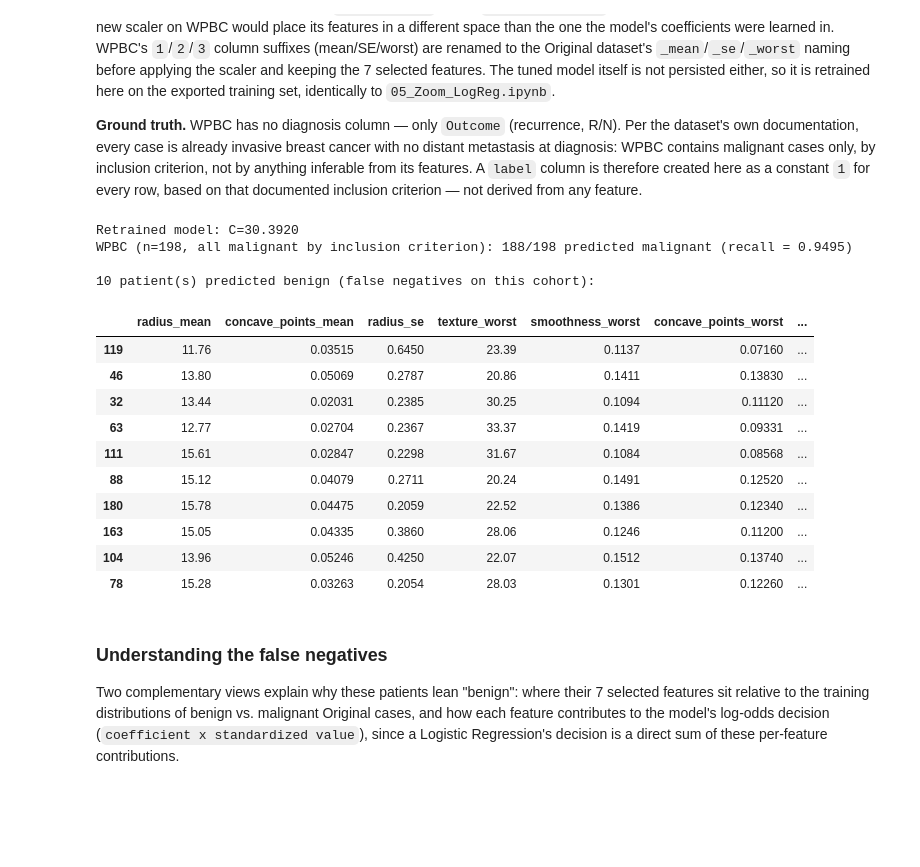
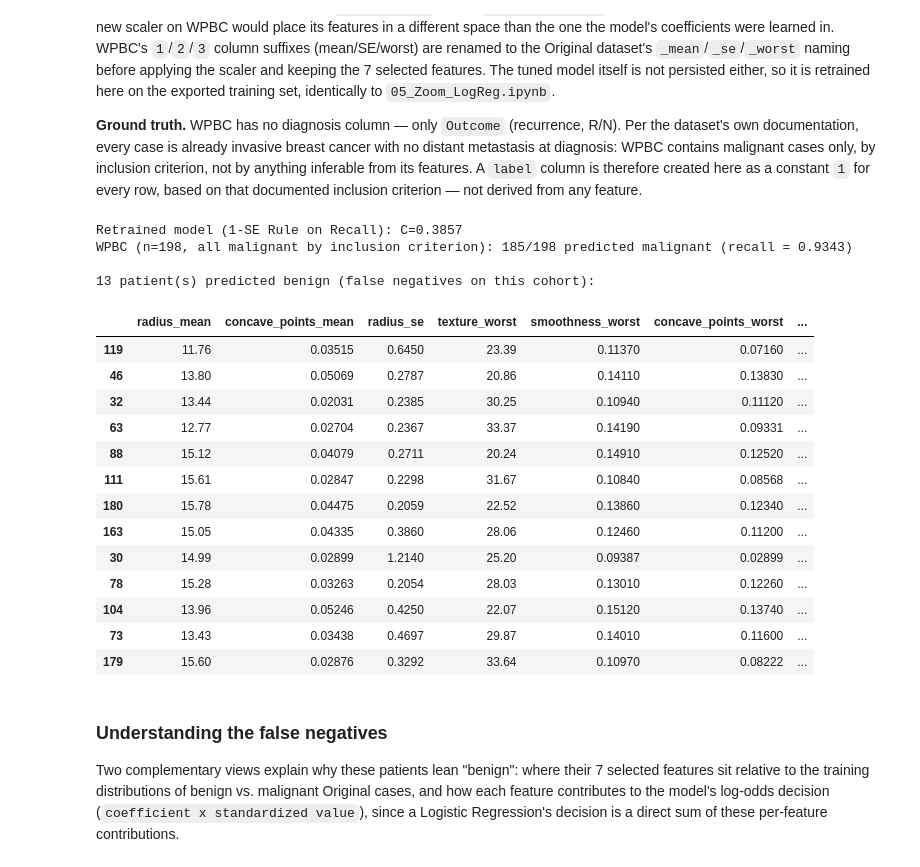
Before and after one commit to ostacore/Projets-UM5BM753-, a Jupyter notebook: 03_notebooks/07_Prognostic_Data_Test.ipynb, the cells around one changed output. Saved outputs shown, nothing was run; the diff lists cells and outputs as text; code cells hidden in the pictures; blank space fills up the shorter version.

```diff
--- a/03_notebooks/07_Prognostic_Data_Test.ipynb
+++ b/03_notebooks/07_Prognostic_Data_Test.ipynb
@@ -87,7 +69,7 @@ _, _, _, _, scaler_all = split_and_scale(
 
 selected_features = pd.read_csv(os.path.join(RESULTS_DIR, "04_selected_features.csv"))["feature"].tolist()
 
-# Retrain the tuned model exactly as in 05_Zoom_LogReg.ipynb (not persisted either).
+# Retrain the tuned model exactly as in 05_Zoom_LogReg.ipynb (incorporating the 1-SE rule on recall).
 train_df = pd.read_csv(os.path.join(PROCESSED_DATA_DIR, "04_train_selected_features.csv"))
 X_train_sel = train_df.drop(columns=["label"]).values
 y_train = train_df["label"].values
@@ -98,8 +80,15 @@ grid_logreg = GridSearchCV(
     param_grid, cv=CV_FOLDS, scoring='recall', n_jobs=-1
 )
 grid_logreg.fit(X_train_sel, y_train)
-best_logreg = grid_logreg.best_estimator_
-print(f"Retrained model: C={grid_logreg.best_params_['C']:.4f}\n")
+
+# Apply 1-SE rule to find the strongest regularized C that maintains peak recall
+res = pd.DataFrame(grid_logreg.cv_results_)
+best_row = res.loc[res["mean_test_score"].idxmax()]
+one_se_floor = best_row["mean_test_score"] - (best_row["std_test_score"] / np.sqrt(CV_FOLDS))
+one_se_C = res.loc[res["mean_test_score"] >= one_se_floor, "param_C"].astype(float).min()
+
+best_logreg = LogisticRegression(C=one_se_C, random_state=RANDOM_STATE, max_iter=5000).fit(X_train_sel, y_train)
+print(f"Retrained model (1-SE Rule on Recall): C={one_se_C:.4f}\n")
 
 # 1) Load WPBC and rename its 1/2/3 suffixes to the Original _mean/_se/_worst naming.
 wpbc = fetch_ucirepo(id=16)
@@ -115,46 +104,49 @@ X_wpbc = X_wpbc.rename(columns=rename_map)
 
 missing = [f for f in original_features if f not in X_wpbc.columns]
 if missing:
     raise ValueError(f"WPBC is missing expected columns after renaming: {missing}")
 
 # 2) Apply the Original scaler (fit on all 30 features), then keep the 7 selected ones.
 X_wpbc_scaled_full = scaler_all.transform(X_wpbc[original_features].values)
 X_wpbc_scaled = pd.DataFrame(X_wpbc_scaled_full, columns=original_features)[selected_features].values
 
 # 3) Ground truth: label=1 for every row, per WPBC's documented inclusion criterion
 #    (invasive breast cancer only) -- not derived from any feature column.
 y_true_wpbc = pd.Series(1, index=X_wpbc.index, name="label")
 
 y_pred_wpbc = best_logreg.predict(X_wpbc_scaled)
 y_proba_wpbc = best_logreg.predict_proba(X_wpbc_scaled)[:, 1]
 
 recall_wpbc = recall_score(y_true_wpbc, y_pred_wpbc)
 print(f"WPBC (n={len(y_pred_wpbc)}, all malignant by inclusion criterion): "
       f"{(y_pred_wpbc == 1).sum()}/{len(y_pred_wpbc)} predicted malignant "
       f"(recall = {recall_wpbc:.4f})")
 
 missed = X_wpbc[selected_features].copy()
 missed["predicted_label"] = y_pred_wpbc
 missed["malignant_probability"] = y_proba_wpbc
 missed = missed[missed["predicted_label"] == 0].sort_values("malignant_probability")
 print(f"\n{len(missed)} patient(s) predicted benign (false negatives on this cohort):")
 display(missed)
 # %% [output]
-Retrained model: C=30.3920
-WPBC (n=198, all malignant by inclusion criterion): 188/198 predicted malignant (recall = 0.9495)
+Retrained model (1-SE Rule on Recall): C=0.3857
+WPBC (n=198, all malignant by inclusion criterion): 185/198 predicted malignant (recall = 0.9343)
 
-10 patient(s) predicted benign (false negatives on this cohort):
+13 patient(s) predicted benign (false negatives on this cohort):
 |  | radius_mean | concave_points_mean | radius_se | texture_worst | smoothness_worst | concave_points_worst | ... |
-| 119 | 11.76 | 0.03515 | 0.6450 | 23.39 | 0.1137 | 0.07160 | ... |
-| 46 | 13.80 | 0.05069 | 0.2787 | 20.86 | 0.1411 | 0.13830 | ... |
-| 32 | 13.44 | 0.02031 | 0.2385 | 30.25 | 0.1094 | 0.11120 | ... |
-| 63 | 12.77 | 0.02704 | 0.2367 | 33.37 | 0.1419 | 0.09331 | ... |
-| 111 | 15.61 | 0.02847 | 0.2298 | 31.67 | 0.1084 | 0.08568 | ... |
-| 88 | 15.12 | 0.04079 | 0.2711 | 20.24 | 0.1491 | 0.12520 | ... |
-| 180 | 15.78 | 0.04475 | 0.2059 | 22.52 | 0.1386 | 0.12340 | ... |
-| 163 | 15.05 | 0.04335 | 0.3860 | 28.06 | 0.1246 | 0.11200 | ... |
-| 104 | 13.96 | 0.05246 | 0.4250 | 22.07 | 0.1512 | 0.13740 | ... |
-| 78 | 15.28 | 0.03263 | 0.2054 | 28.03 | 0.1301 | 0.12260 | ... |
+| 119 | 11.76 | 0.03515 | 0.6450 | 23.39 | 0.11370 | 0.07160 | ... |
+| 46 | 13.80 | 0.05069 | 0.2787 | 20.86 | 0.14110 | 0.13830 | ... |
+| 32 | 13.44 | 0.02031 | 0.2385 | 30.25 | 0.10940 | 0.11120 | ... |
+| 63 | 12.77 | 0.02704 | 0.2367 | 33.37 | 0.14190 | 0.09331 | ... |
+| 88 | 15.12 | 0.04079 | 0.2711 | 20.24 | 0.14910 | 0.12520 | ... |
+| 111 | 15.61 | 0.02847 | 0.2298 | 31.67 | 0.10840 | 0.08568 | ... |
+| 180 | 15.78 | 0.04475 | 0.2059 | 22.52 | 0.13860 | 0.12340 | ... |
+| 163 | 15.05 | 0.04335 | 0.3860 | 28.06 | 0.12460 | 0.11200 | ... |
+| 30 | 14.99 | 0.02899 | 1.2140 | 25.20 | 0.09387 | 0.02899 | ... |
+| 78 | 15.28 | 0.03263 | 0.2054 | 28.03 | 0.13010 | 0.12260 | ... |
+| 104 | 13.96 | 0.05246 | 0.4250 | 22.07 | 0.15120 | 0.13740 | ... |
+| 73 | 13.43 | 0.03438 | 0.4697 | 29.87 | 0.14010 | 0.11600 | ... |
+| 179 | 15.60 | 0.02876 | 0.3292 | 33.64 | 0.10970 | 0.08222 | ... |
 # %% [markdown]
 ### Understanding the false negatives
 
```
Also changed, not shown: parts of 5 cells of this notebook, 11 other files.
